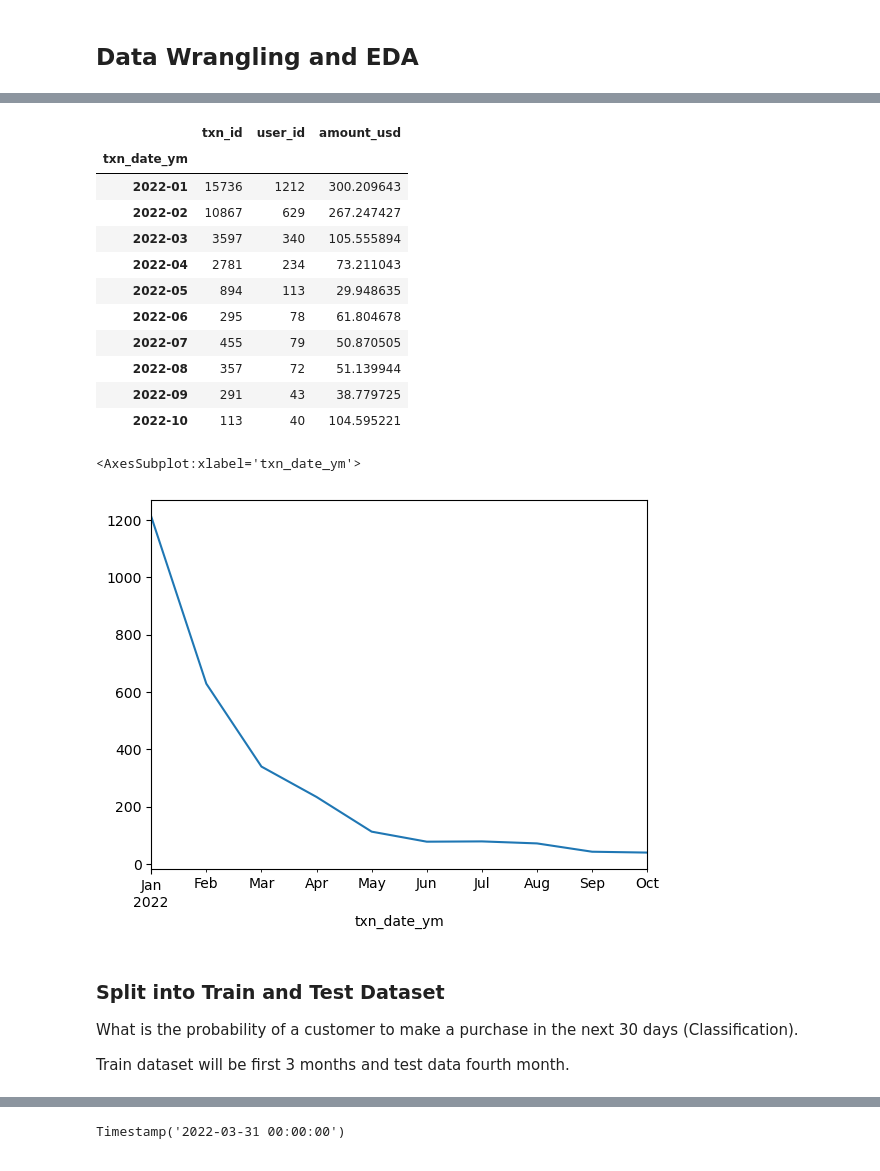
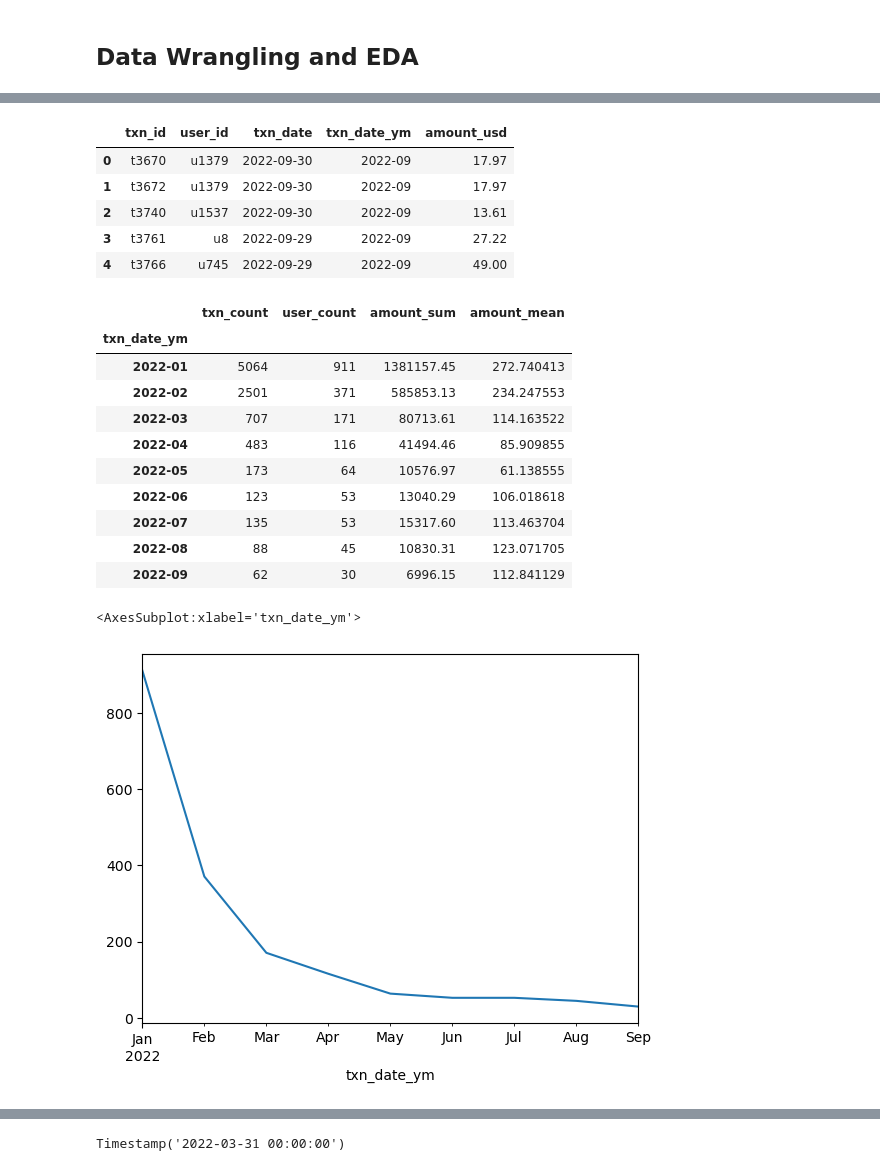
Before and after one commit to nicolas2192/CustomerLifeTimeValue, a Jupyter notebook: notebooks/customer_analysis.ipynb, the cells around one changed output, grey strips where cells are left out. Saved outputs shown, nothing was run; the diff lists cells and outputs as text; code cells hidden in the pictures.

```diff
--- a/notebooks/customer_analysis.ipynb
+++ b/notebooks/customer_analysis.ipynb
@@ -136,0 +146,6 @@ cohort_pivot_by_txn = ae_cohort.pivot_table(index = 'user_date_ym', columns = 't
+# %%
+# Selecting those users that are within the boundaries
+users = set(count_sum[(count_sum['txn_id'] <= count_bounds[0]) & (count_sum['txn_id'] >= count_bounds[1]) & \
+         (count_sum['amount_usd'] <= sum_bounds[0]) & (count_sum['amount_usd'] >= sum_bounds[1])].index)
+# %%
+df = df[df['user_id'].isin(users)]
@@ -239,30 +277,33 @@ with sns.axes_style("white"):
 # %%
-cohort = '2022-01'
-co = ae[ae['user_date_ym'] == cohort][['txn_id', 'user_id', 'txn_date', 'txn_date_ym', 'amount_usd']].reset_index(drop=True)
+t = '2022-01'
+co = df[df['user_date_ym'] == t][['txn_id', 'user_id', 'txn_date', 'txn_date_ym', 'amount_usd']].reset_index(drop=True)
+co.head()
+# %% [output]
+|  | txn_id | user_id | txn_date | txn_date_ym | amount_usd |
+| 0 | t3670 | u1379 | 2022-09-30 | 2022-09 | 17.97 |
+| 1 | t3672 | u1379 | 2022-09-30 | 2022-09 | 17.97 |
+| 2 | t3740 | u1537 | 2022-09-30 | 2022-09 | 13.61 |
+| 3 | t3761 | u8 | 2022-09-29 | 2022-09 | 27.22 |
+| 4 | t3766 | u745 | 2022-09-29 | 2022-09 | 49.00 |
 # %%
-co_summary = co.groupby('txn_date_ym').agg({'txn_id': 'count', 'user_id': 'nunique', 'amount_usd': 'mean'})
+co_summary = co.groupby('txn_date_ym').agg(txn_count=('txn_id', 'count'), user_count=('user_id', 'nunique'),
+                                           amount_sum=('amount_usd', 'sum'), amount_mean=('amount_usd', 'mean'))
 co_summary
 # %% [output]
-|  | txn_id | user_id | amount_usd |
-| txn_date_ym |  |  |  |
-| 2022-01 | 15736 | 1212 | 300.209643 |
-| 2022-02 | 10867 | 629 | 267.247427 |
-| 2022-03 | 3597 | 340 | 105.555894 |
-| 2022-04 | 2781 | 234 | 73.211043 |
-| 2022-05 | 894 | 113 | 29.948635 |
-| 2022-06 | 295 | 78 | 61.804678 |
-| 2022-07 | 455 | 79 | 50.870505 |
-| 2022-08 | 357 | 72 | 51.139944 |
-| 2022-09 | 291 | 43 | 38.779725 |
-| 2022-10 | 113 | 40 | 104.595221 |
+|  | txn_count | user_count | amount_sum | amount_mean |
+| txn_date_ym |  |  |  |  |
+| 2022-01 | 5064 | 911 | 1381157.45 | 272.740413 |
+| 2022-02 | 2501 | 371 | 585853.13 | 234.247553 |
+| 2022-03 | 707 | 171 | 80713.61 | 114.163522 |
+| 2022-04 | 483 | 116 | 41494.46 | 85.909855 |
+| 2022-05 | 173 | 64 | 10576.97 | 61.138555 |
+| 2022-06 | 123 | 53 | 13040.29 | 106.018618 |
+| 2022-07 | 135 | 53 | 15317.60 | 113.463704 |
+| 2022-08 | 88 | 45 | 10830.31 | 123.071705 |
+| 2022-09 | 62 | 30 | 6996.15 | 112.841129 |
 # %%
-# As expected, the number of customers drops as time goes by.
-co_summary['user_id'].plot()
+# As expected, the number of active customers drops as time goes by.
+co_summary['user_count'].plot()
 # %% [output]
 <AxesSubplot:xlabel='txn_date_ym'>
-[figure, old version]
+[figure, new version]
-# %% [markdown]
-### Split into Train and Test Dataset
-What is the probability of a customer to make a purchase in the next 30 days (Classification).
-
-Train dataset will be first 3 months and test data fourth month.
```
Also changed, not shown: parts of 105 cells of this notebook, 8 other files.
